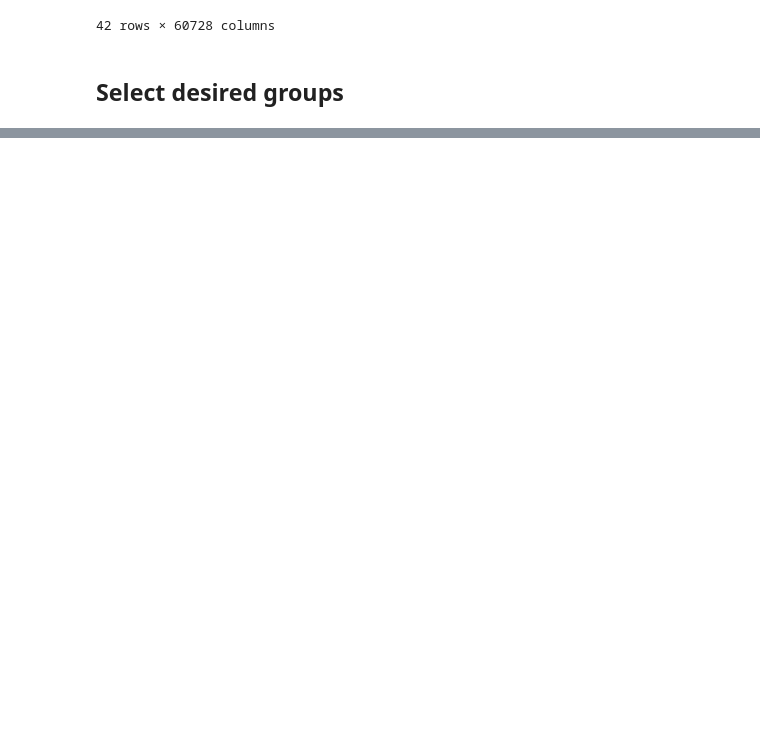
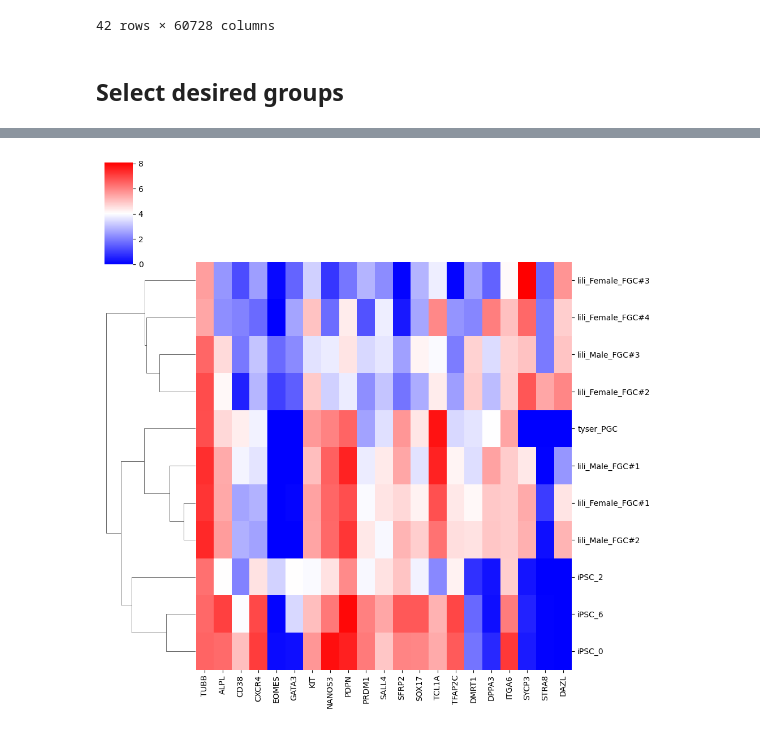
Before and after one commit to chuvalab/analysis_scripts, a Jupyter notebook: single_cell/pseudobulk_heatmaps_public.ipynb, the cells around one changed output, grey strips where cells are left out. Cells and saved outputs as stored; diff of their text form; code cells hidden in the pictures; blank space fills up the shorter version.

```diff
--- a/single_cell/pseudobulk_heatmaps_public.ipynb
+++ b/single_cell/pseudobulk_heatmaps_public.ipynb
@@ -314,0 +334,7 @@ heatmap.figure.savefig("heatmap_log_sum.pdf",
+# %%
+sns.clustermap(df_per_group_gene_selection,
+               col_cluster=False,
+               cmap=custom_cmap,
+               );
+# %% [output]
+[figure, added]
```
Also changed, not shown: parts of 18 cells of this notebook.
